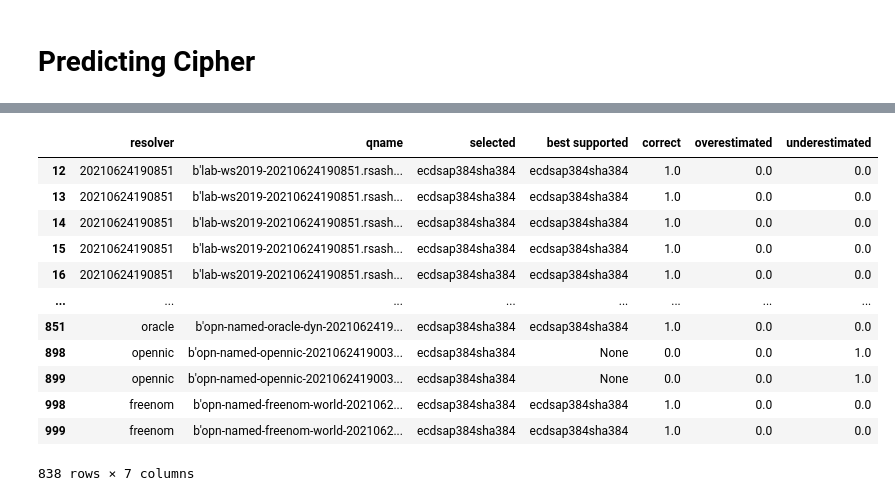
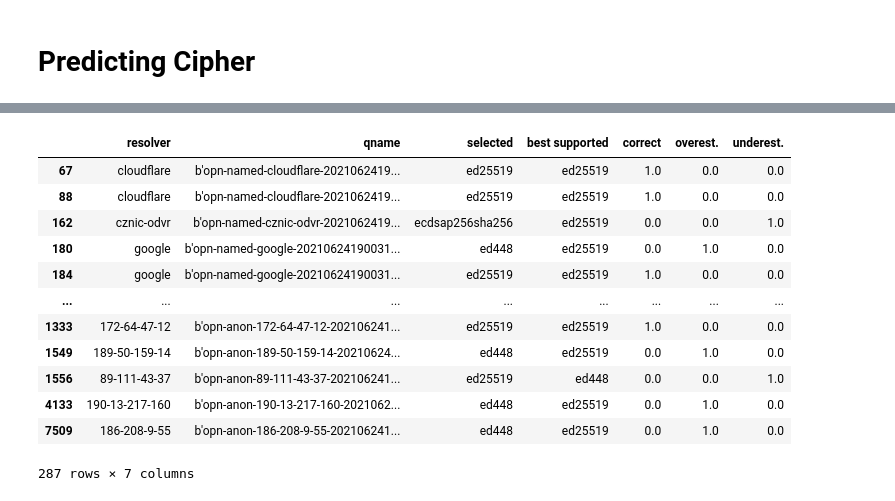
Before and after one commit to nils-wisiol/dns-downgrade-attack, a Jupyter notebook: analysis/Predicting Resolver Response Code Based on Query Headers and Zone Information.ipynb, the cells around one changed output, grey strips where cells are left out. Drawn from its saved outputs; the diff is of its cells as text; code cells hidden in the pictures.

```diff
--- a/analysis/Predicting Resolver Response Code Based on Query Headers and Zone Information.ipynb
+++ b/analysis/Predicting Resolver Response Code Based on Query Headers and Zone Information.ipynb
@@ -391,27 +368,61 @@ resolver_order
+# %%
+# selecting resolvers
+resolvers_selected = resolvers_lab | resolvers_named | set(np.random.default_rng(6).choice(list(resolvers_anon), size=10, replace=False))
+resolvers_selected = {'172-64-47-12',
+ '186-208-9-55',
+ '189-50-159-14',
+ '190-13-217-160',
+ '89-111-43-37',
+ 'bind9113',
+ 'cisco-umbrella',
+ 'cloudflare',
+ 'comodo-secure-dns',
+ 'cznic-odvr',
+ 'freenom-world',
+ 'google',
+ 'hurricane-electric',
+ 'kresd532',
+ 'neustar-free-recursive',
+ 'norton-connectsafe',
+ 'opennic',
+ 'oracle-dyn',
+ 'powerdns460',
+ 'quad9',
+ 'unbound167',
+ 'verisgn-public-dns',
+ 'ws2012',
+ 'ws2012r2',
+ 'ws2016',
+ 'ws2019',
+ 'yandex-dns-safe'}
+# %%
+fdata = fdata[fdata['resolver'].isin(resolvers_selected)]
 # %%
 fdata['best supported'] = fdata.apply(lambda row: resolver_best.get(row['resolver'], None), axis=1)
 fdata['pred_num'] = fdata.apply(lambda row: ALGO_NUM[row['selected']], axis=1)
 fdata['best_algo_num'] = fdata.apply(lambda row: ALGO_NUM.get(row['best_algo'], None), axis=1)
 fdata['correct'] = (fdata['selected'] == fdata['best_algo']).astype(np.float)
-fdata['overestimated'] = (fdata['pred_num'] > fdata['best_algo_num']).astype(np.float)
-fdata['underestimated'] = (fdata['pred_num'] < fdata['best_algo_num']).astype(np.float)
-fdata['better than recommended'] = (fdata['pred_num'] > 13).astype(np.float)
+fdata['overest.'] = (fdata['pred_num'] > fdata['best_algo_num']).astype(np.float)
+fdata['underest.'] = (fdata['pred_num'] < fdata['best_algo_num']).astype(np.float)
+fdata['better than recomm.'] = (fdata['pred_num'] > 13).astype(np.float)
+# %%
+fdata = fdata[~fdata['best supported'].isna()]
 # %%
-fdata[['resolver', 'qname', 'selected', 'best supported', 'correct', 'overestimated', 'underestimated']]
+fdata[['resolver', 'qname', 'selected', 'best supported', 'correct', 'overest.', 'underest.']]
 # %% [output]
-|  | resolver | qname | selected | best supported | correct | overestimated | underestimated |
-| 12 | 20210624190851 | b'lab-ws2019-20210624190851.rsash... | ecdsap384sha384 | ecdsap384sha384 | 1.0 | 0.0 | 0.0 |
-| 13 | 20210624190851 | b'lab-ws2019-20210624190851.rsash... | ecdsap384sha384 | ecdsap384sha384 | 1.0 | 0.0 | 0.0 |
-| 14 | 20210624190851 | b'lab-ws2019-20210624190851.rsash... | ecdsap384sha384 | ecdsap384sha384 | 1.0 | 0.0 | 0.0 |
-| 15 | 20210624190851 | b'lab-ws2019-20210624190851.rsash... | ecdsap384sha384 | ecdsap384sha384 | 1.0 | 0.0 | 0.0 |
-| 16 | 20210624190851 | b'lab-ws2019-20210624190851.rsash... | ecdsap384sha384 | ecdsap384sha384 | 1.0 | 0.0 | 0.0 |
+|  | resolver | qname | selected | best supported | correct | overest. | underest. |
+| 67 | cloudflare | b'opn-named-cloudflare-2021062419... | ed25519 | ed25519 | 1.0 | 0.0 | 0.0 |
+| 88 | cloudflare | b'opn-named-cloudflare-2021062419... | ed25519 | ed25519 | 1.0 | 0.0 | 0.0 |
+| 162 | cznic-odvr | b'opn-named-cznic-odvr-2021062419... | ecdsap256sha256 | ed25519 | 0.0 | 0.0 | 1.0 |
+| 180 | google | b'opn-named-google-20210624190031... | ed448 | ed25519 | 0.0 | 1.0 | 0.0 |
+| 184 | google | b'opn-named-google-20210624190031... | ed25519 | ed25519 | 1.0 | 0.0 | 0.0 |
 | ... | ... | ... | ... | ... | ... | ... | ... |
-| 851 | oracle | b'opn-named-oracle-dyn-2021062419... | ecdsap384sha384 | ecdsap384sha384 | 1.0 | 0.0 | 0.0 |
-| 898 | opennic | b'opn-named-opennic-2021062419003... | ecdsap384sha384 | None | 0.0 | 0.0 | 1.0 |
-| 899 | opennic | b'opn-named-opennic-2021062419003... | ecdsap384sha384 | None | 0.0 | 0.0 | 1.0 |
-| 998 | freenom | b'opn-named-freenom-world-2021062... | ecdsap384sha384 | ecdsap384sha384 | 1.0 | 0.0 | 0.0 |
-| 999 | freenom | b'opn-named-freenom-world-2021062... | ecdsap384sha384 | ecdsap384sha384 | 1.0 | 0.0 | 0.0 |
+| 1333 | 172-64-47-12 | b'opn-anon-172-64-47-12-202106241... | ed25519 | ed25519 | 1.0 | 0.0 | 0.0 |
+| 1549 | 189-50-159-14 | b'opn-anon-189-50-159-14-20210624... | ed448 | ed25519 | 0.0 | 1.0 | 0.0 |
+| 1556 | 89-111-43-37 | b'opn-anon-89-111-43-37-202106241... | ed25519 | ed448 | 0.0 | 0.0 | 1.0 |
+| 4133 | 190-13-217-160 | b'opn-anon-190-13-217-160-2021062... | ed448 | ed25519 | 0.0 | 1.0 | 0.0 |
+| 7509 | 186-208-9-55 | b'opn-anon-186-208-9-55-202106241... | ed448 | ed25519 | 0.0 | 1.0 | 0.0 |
-838 rows × 7 columns
+287 rows × 7 columns
 # %%
 def list_values(c):
     c = set(c)
```
Also changed, not shown: parts of 14 cells of this notebook, 1 other file.
